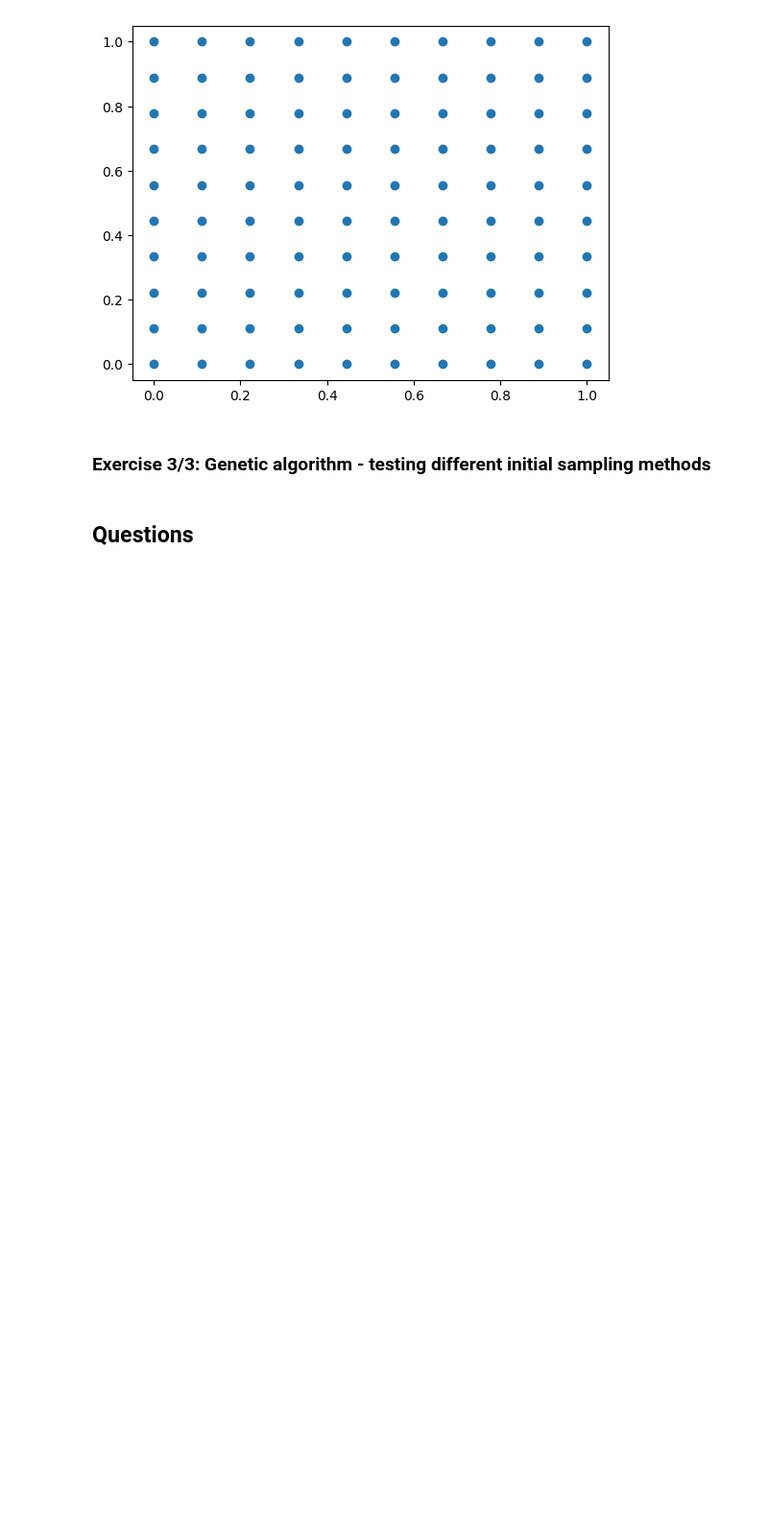
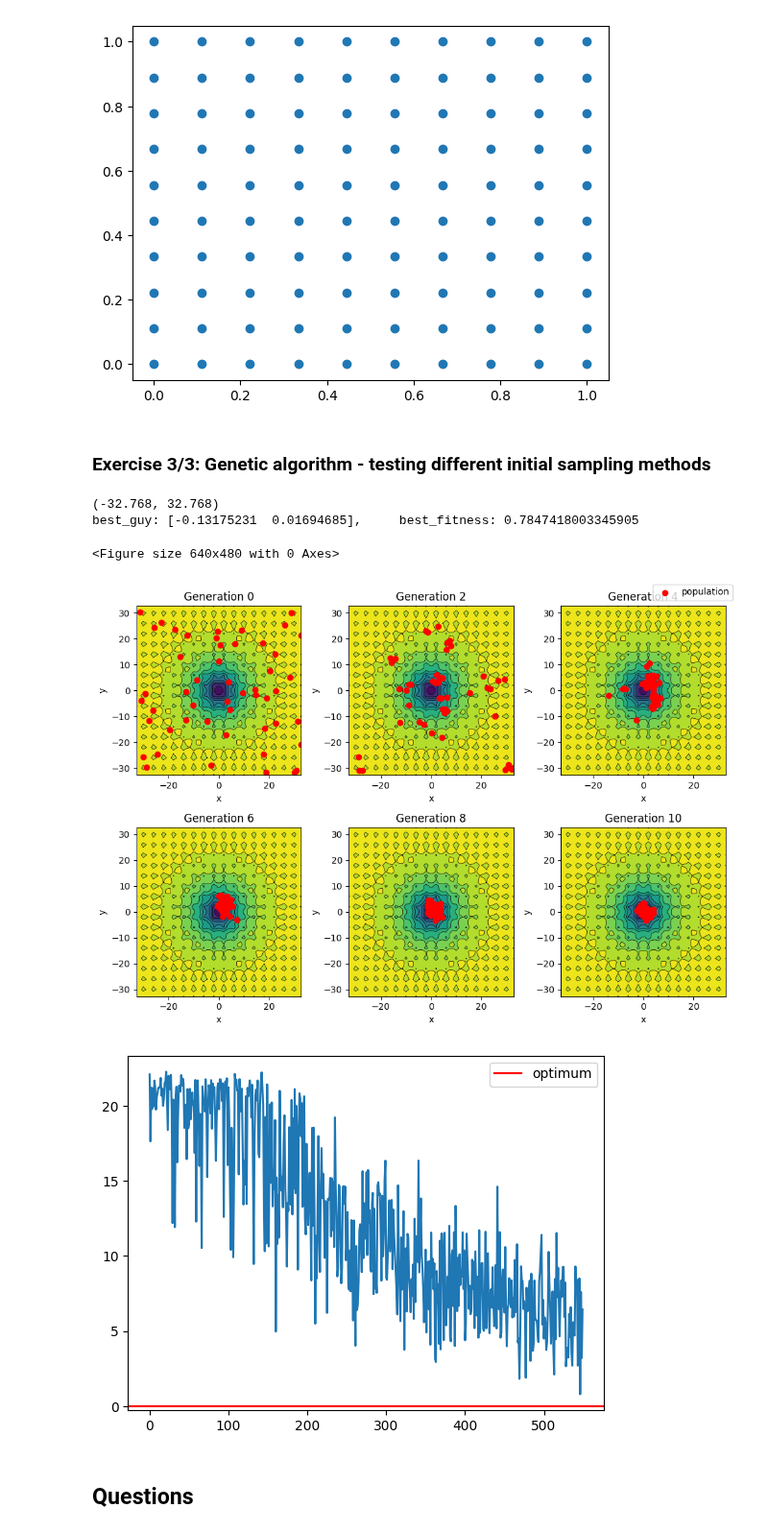
Before and after one commit to CarlottaGiacchetta/lab_optimizationTechniques, a Jupyter notebook: lab9/optimtech_lab9.ipynb, the cells around one changed output. Shown at 96% size. Saved outputs shown, nothing was run; the diff lists cells and outputs as text; code cells hidden in the pictures; blank space fills up the shorter version.

```diff
--- a/lab9/optimtech_lab9.ipynb
+++ b/lab9/optimtech_lab9.ipynb
@@ -188,6 +188,8 @@ class OptFun():
         plt.tight_layout()
         plt.show()
 
+
+
     def plot(self):
         plt.clf()
         values = [self.f(v) for v in self.history]
@@ -278,7 +280,7 @@ def my_archiver(random, population, archive, args):
 
 def run_ga(random, generator_type, func, num_vars=0,
            maximize=False, **kwargs) :
-
+    kwargs = kwargs["kwargs"]
     #create dictionaries to store data about initial population, and lines
     initial_pop_storage = {}
 
@@ -551,19 +568,29 @@ plt.scatter(x,y)
 # %%
 func = OptFun(bf.Ackley(2))
 
 args = {}
-args["num_vars"] = 2 # Number of dimensions of the search space
+#args["num_vars"] = 2 # Number of dimensions of the search space
 args["gaussian_stdev"] = 1.0 # Standard deviation of the Gaussian mutations
 args["tournament_size"] = 2
 args["num_elites"] = 1 # number of elite individuals to maintain in each gen
 args["pop_size"] = 50 # population size
 args["pop_init_range"] = func.bounds()[0] # Range for the initial population
+print(args['pop_init_range'])
 args["max_generations"] = 10 # Number of generations of the GA
 args["crossover_rate"] = 0.0
 args["mutation_rate"] = 1.0
 args["initial_pop_size"] = args["pop_size"]
 
-# TODO: test random, Halton, LHF and FF
+best_guy, best_fitness, final_pop, all_populations = run_ga(NumpyRandomWrapper(seed=1), "random_2d", func, num_vars= 2, kwargs=args)
+print(f"best_guy: {best_guy}, \t best_fitness: {best_fitness}")
+func.plot_population_evolution(all_populations, generation_step = 2)
+func.plot()
+# %% [output]
+(-32.768, 32.768)
+best_guy: [-0.13175231  0.01694685],     best_fitness: 0.7847418003345905
+<Figure size 640x480 with 0 Axes>
+[figure, added]
+[figure, added]
 # %% [markdown]
 ## Questions
 # %% [markdown]
```
Also changed, not shown: parts of 6 cells of this notebook.
